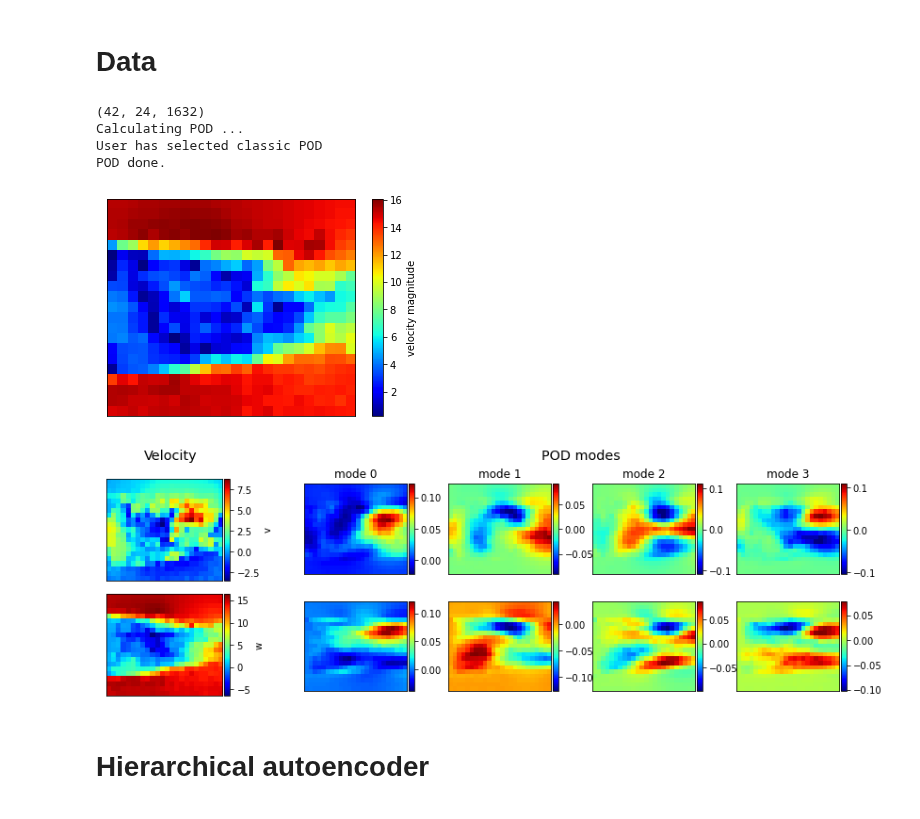
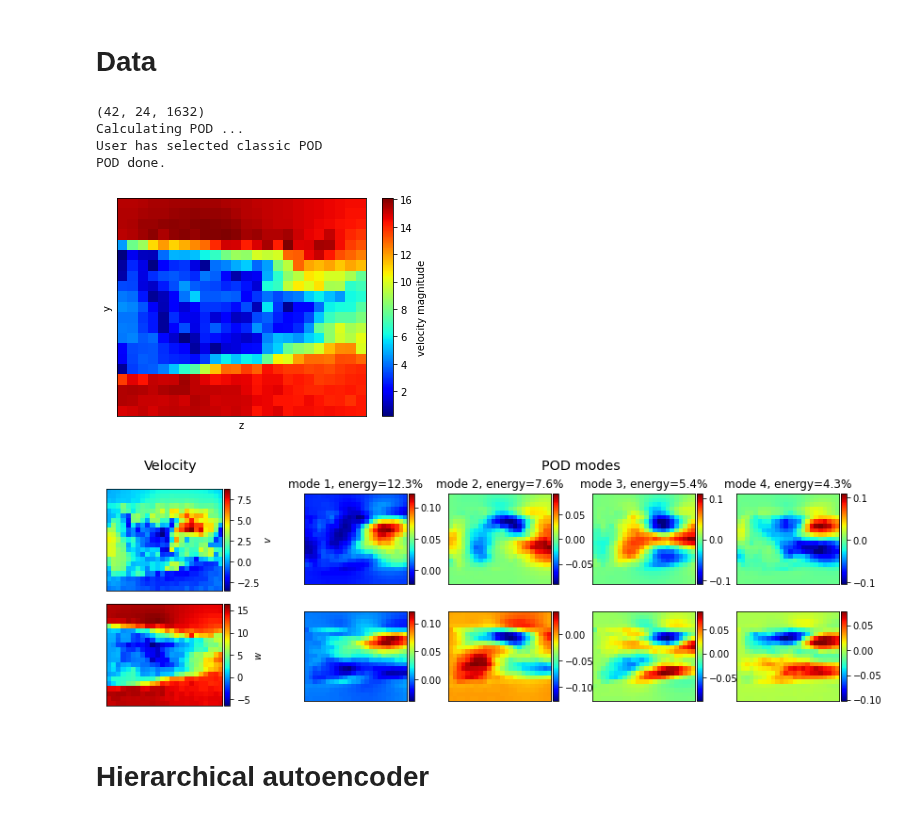
Before and after one commit to MagriLab/MD-CNN-AE, a Jupyter notebook: notebook_visualise/early_stage_assessment.ipynb, the cells around one changed output. Cells and saved outputs as stored; diff of their text form; code cells hidden in the pictures.

```diff
--- a/notebook_visualise/early_stage_assessment.ipynb
+++ b/notebook_visualise/early_stage_assessment.ipynb
@@ -52,34 +52,37 @@ system_info = config['system_info']
 ny = 21
 nz = 24
 filename = '../data/u_shuffle_1632.h5'
 with h5py.File(filename,'r') as hf:
     u_train = np.array(hf.get('u_train'))
     u_all = np.array(hf.get('u_all'))
 x = einsum('t y z u -> y z t u',np.squeeze(u_train))
 vy = x[:,:,:,0]
 vz = x[:,:,:,1]
 X = np.vstack((x[:,:,:,0],x[:,:,:,1]))
 print(X.shape)
 V = (x[:,:,:,0]**2 + x[:,:,:,1]**2)**0.5
 
 pod_v = md.POD(X,method='classic')
 Q_POD_v,lam_v = pod_v.get_modes
 Q_mean_v = pod_v.Q_mean
 modes_data = np.reshape(Q_POD_v,(2*ny,nz,1008))
+percent_lam_v = lam_v*100/np.sum(lam_v)
 
 fig = plt.figure()
 plt.imshow(V[:,:,0],'jet')
 cbar = plt.colorbar()
 cbar.set_label('velocity magnitude')
 plt.xticks([])
 plt.yticks([])
+plt.xlabel('z')
+plt.ylabel('y')
 plt.show()
 # %% [output]
 (42, 24, 1632)
 Calculating POD ...
 User has selected classic POD
 POD done.
-[figure, old version]
+[figure, new version]
 # %%
 fig = plt.figure(figsize=(10,4))
 ax1 = ImageGrid(fig,(0.3,0.05,0.8,0.8),(2,4),axes_pad=(0.5,0.4), cbar_location='right', cbar_mode='each', cbar_pad=0.03, share_all=True)
@@ -91,22 +94,22 @@ cax1 = ax1.cbar_axes
 cax2 = ax2.cbar_axes
 im1 = ax2[0].imshow(vy[:,:,0],'jet')
 # ax2[0].set_ylabel('v')
-cax2[0].colorbar(im1,label='v')
+cax2[0].colorbar(im1,label='$v$')
 im2 = ax2[1].imshow(vz[:,:,1],'jet')
 # ax2[1].set_ylabel('w')
-cax2[1].colorbar(im2,label='w')
+cax2[1].colorbar(im2,label='$w$')
 ax2[1].set(yticks=[],xticks=[])
 
 for i in range(4):
     im1 = ax1[i].imshow(modes_data[:ny,:,i],'jet')
     cax1[i].colorbar(im1)
-    ax1[i].set_title(f'mode {i}')
+    ax1[i].set_title(f'mode {i+1}, energy={percent_lam_v[i]:.1f}%')
     im2 = ax1[i+4].imshow(modes_data[ny:,:,i],'jet')
     cax1[i+4].colorbar(im2)
 ax1[0].set(yticks=[],xticks=[])
 plt.show()
 # %% [output]
-[figure, old version]
+[figure, new version]
 # %% [markdown]
 # Hierarchical autoencoder
 # %%
```
Also changed, not shown: parts of 3 cells of this notebook, 2 other files.
